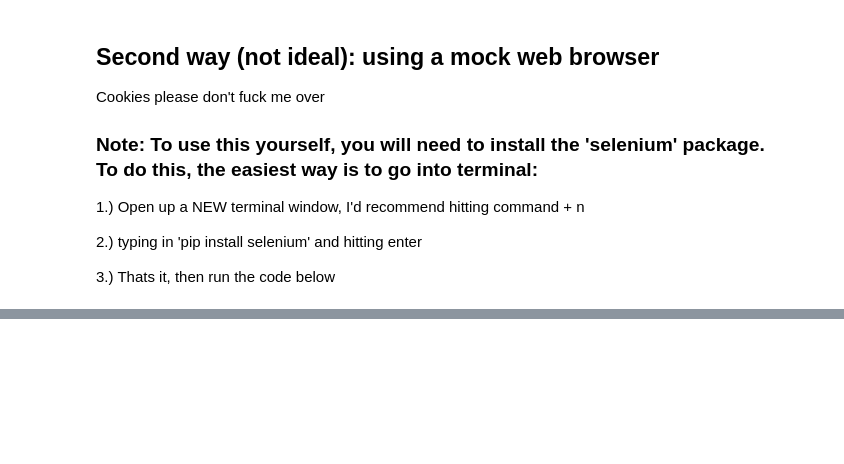
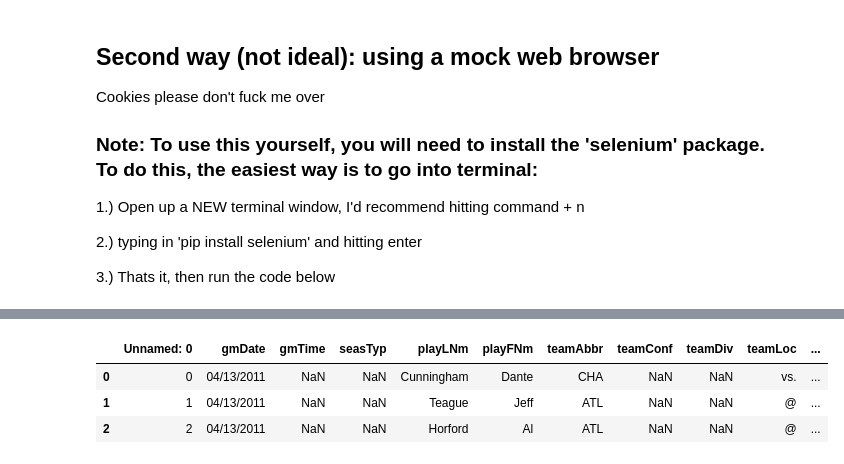
Before and after one commit to hannahweber/Capn, a Jupyter notebook: scraping.ipynb, the cells around one changed output, grey strips where cells are left out. Cells and saved outputs as stored; diff of their text form; code cells hidden in the pictures; blank space fills up the shorter version.

```diff
--- a/scraping.ipynb
+++ b/scraping.ipynb
@@ -152,0 +317,8 @@ d
+# %%
+df = pd.read_csv('2010-11.csv')
+df.head(3)
+# %% [output]
+|  | Unnamed: 0 | gmDate | gmTime | seasTyp | playLNm | playFNm | teamAbbr | teamConf | teamDiv | teamLoc | ... |
+| 0 | 0 | 04/13/2011 | NaN | NaN | Cunningham | Dante | CHA | NaN | NaN | vs. | ... |
+| 1 | 1 | 04/13/2011 | NaN | NaN | Teague | Jeff | ATL | NaN | NaN | @ | ... |
+| 2 | 2 | 04/13/2011 | NaN | NaN | Horford | Al | ATL | NaN | NaN | @ | ... |
```
Also changed, not shown: parts of 21 cells of this notebook, 4 other files.
